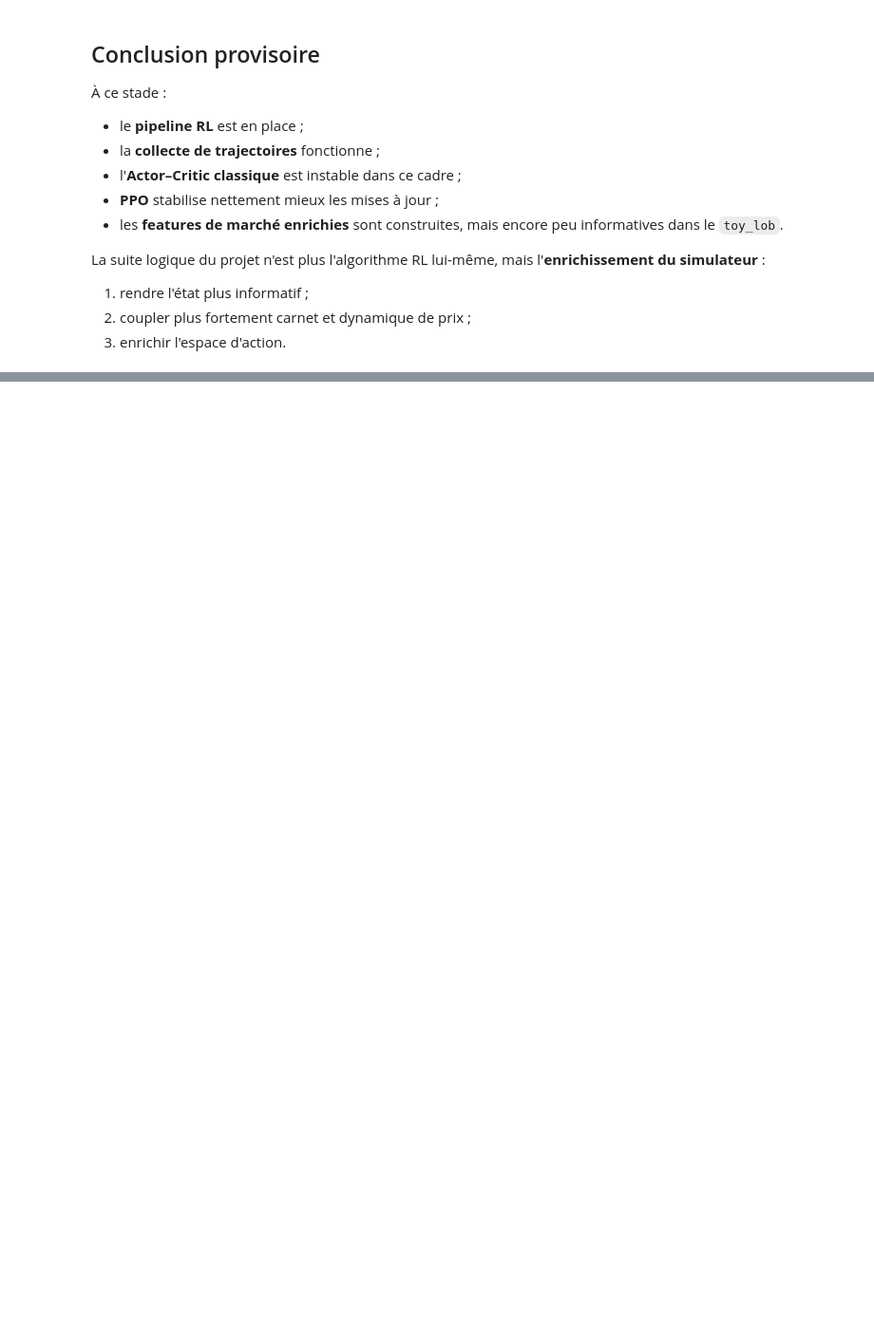
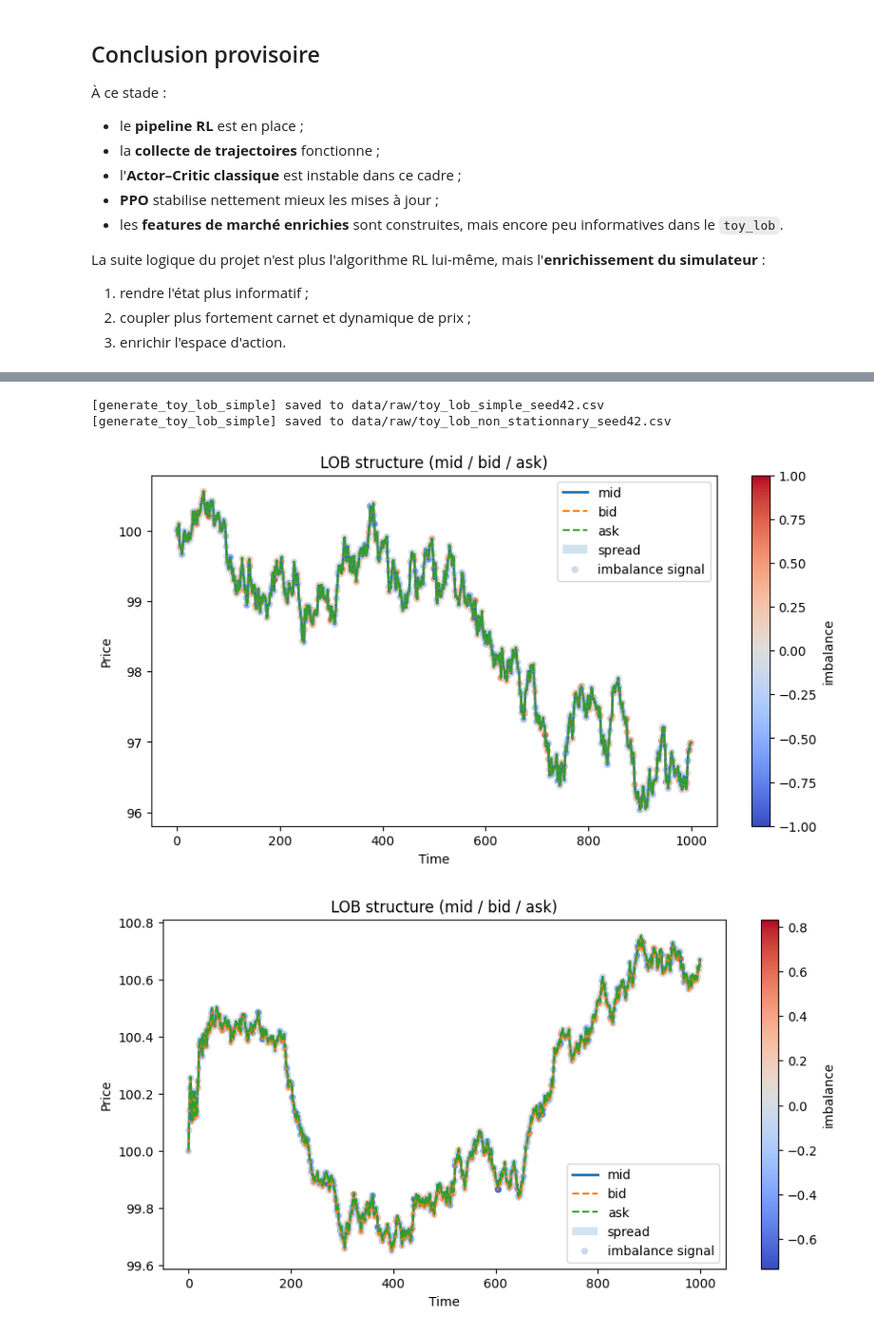
Before and after one commit to francois2004/mm-rl, a Jupyter notebook: notebooks/notebook_suivi_rl_toylob.ipynb, the cells around one changed output, grey strips where cells are left out. Shown at 95% size. Cells and saved outputs as stored; diff of their text form; code cells hidden in the pictures; blank space fills up the shorter version.

```diff
--- a/notebooks/notebook_suivi_rl_toylob.ipynb
+++ b/notebooks/notebook_suivi_rl_toylob.ipynb
@@ -500,0 +513,13 @@ La suite logique du projet n'est plus l'algorithme RL lui-même, mais l'**enrich
+# %%
+from scripts.generate_data import generate_toy_lob_nonstationary, generate_toy_lob_simple
+df_simple = generate_toy_lob_simple()
+df_non_sationnary = generate_toy_lob_nonstationary()
+# %% [output]
+[generate_toy_lob_simple] saved to data/raw/toy_lob_simple_seed42.csv
+[generate_toy_lob_simple] saved to data/raw/toy_lob_non_stationnary_seed42.csv
+# %%
+plot_lob(df_simple, 1000)
+plot_lob(df_non_sationnary, 1000)
+# %% [output]
+[figure, added]
+[figure, added]
```
Also changed, not shown: parts of 18 cells of this notebook, 3 other files.
